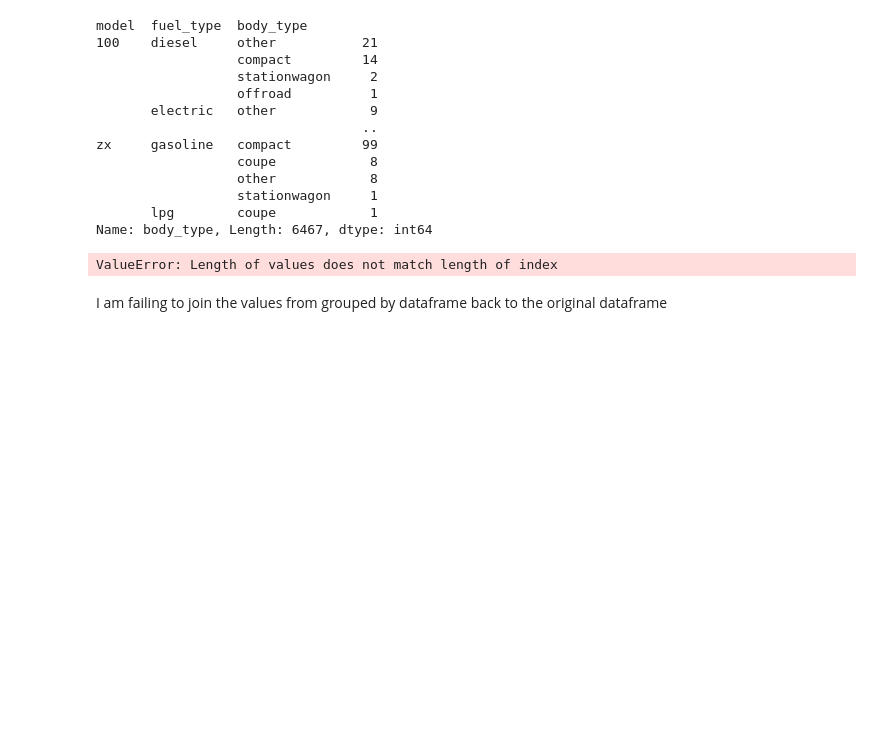
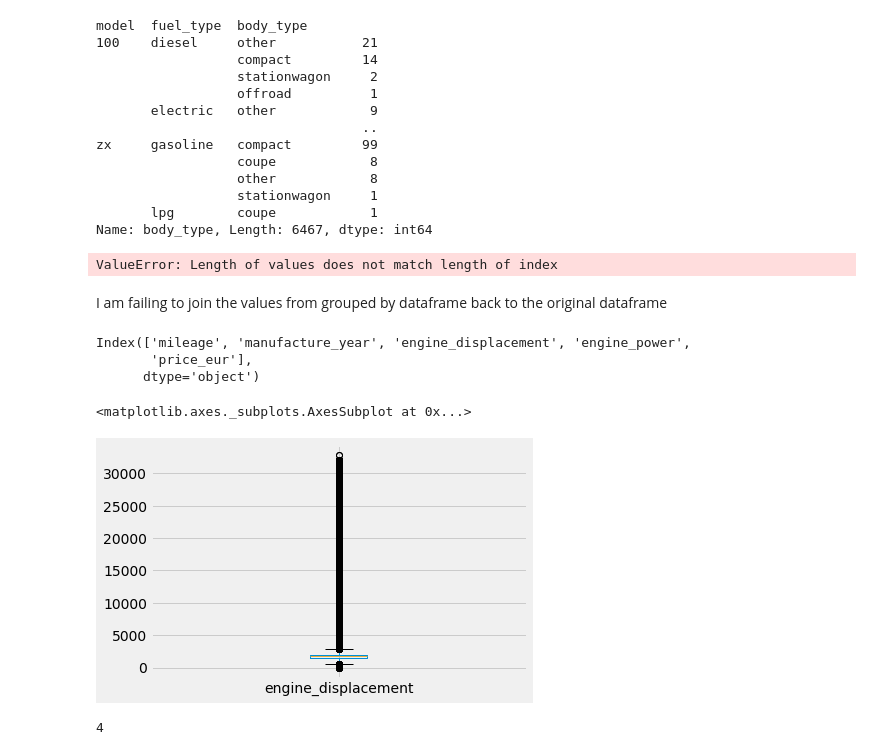
Before and after one commit to bhattbhuwan13/fuseai-training, a Jupyter notebook: notebooks/01.01_bb_EDA_2020_05_11.ipynb, the cells around one changed output. Drawn from its saved outputs; the diff is of its cells as text; code cells hidden in the pictures; blank space fills up the shorter version.

```diff
--- a/notebooks/01.01_bb_EDA_2020_05_11.ipynb
+++ b/notebooks/01.01_bb_EDA_2020_05_11.ipynb
@@ -455,6 +455,11 @@ raw_data.fillna(value=5)
 | 3552910 | skoda | fabia | 5.0 | 2001.0 | 5.0 | 5.0 | other | 5 | ... |
 | 3552911 | mercedes-benz | 5 | 5.0 | 5.0 | 5.0 | 5.0 | other | 5 | ... |
 3552912 rows × 15 columns
+# %%
+# Let's instances having seat above 10 as 10
+filt = raw_data['seat_count'] > 10 # filt for filter
+raw_data[filt]=10
+raw_data['seat_count'].value_counts()
 # %% [markdown]
 ## `engine_displacement`
 # %%
@@ -546,3 +551,9 @@ raw_data['body_type'] = model_fule_type_group['body_type']
 ValueError: Length of values does not match length of index
 # %% [markdown]
 I am failing to join the values from grouped by dataframe back to the original dataframe
+# %%
+raw_data.select_dtypes('number').columns
+# %% [output]
+Index(['mileage', 'manufacture_year', 'engine_displacement', 'engine_power',
+       'price_eur'],
+      dtype='object')
@@ -548,0 +574,9 @@ I am failing to join the values from grouped by dataframe back to the original d
+# %%
+raw_data['engine_displacement'].plot(kind='box')
+# %% [output]
+<matplotlib.axes._subplots.AxesSubplot at 0x...>
+[figure, added]
+# %%
+int('4')
+# %% [output]
+4
```
Also changed, not shown: parts of 15 cells of this notebook.
